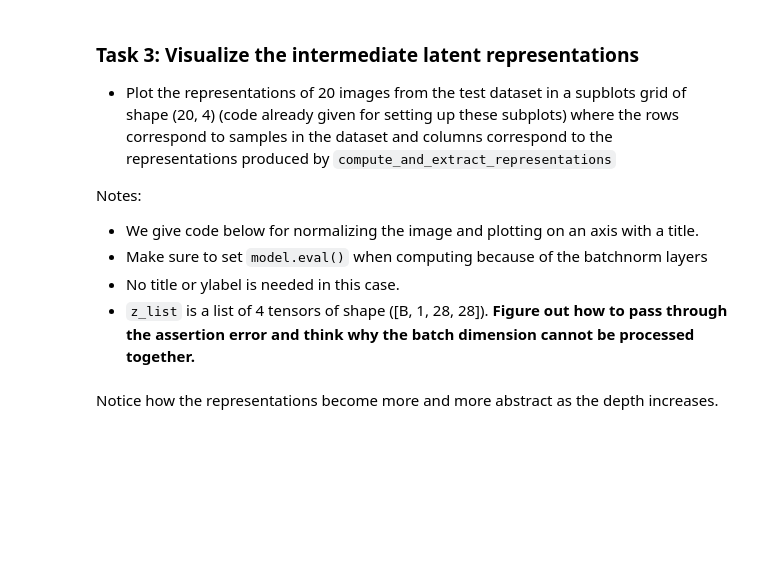
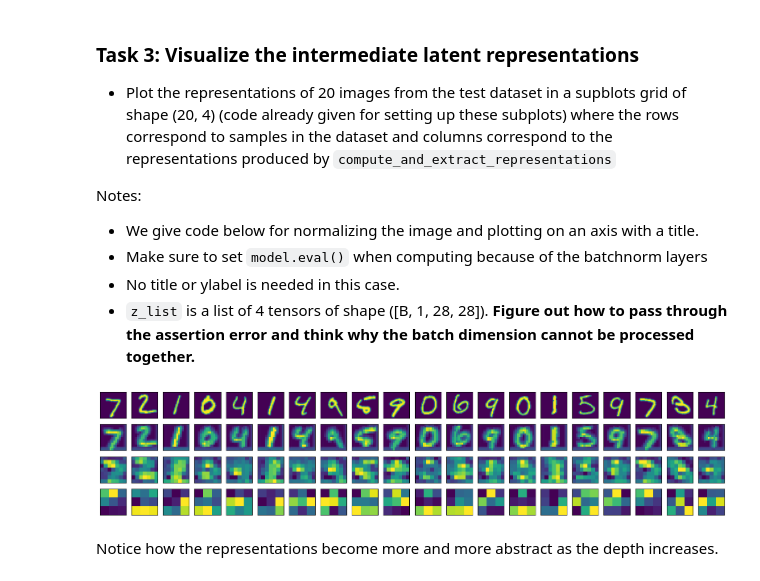
Before and after one commit to jung1230/Artificial_Intelligence, a Jupyter notebook: Assignment/Assignment_05/Assignment_05_Exercise.ipynb, the cells around one changed output. Cells and saved outputs as stored; diff of their text form; code cells hidden in the pictures; blank space fills up the shorter version.

```diff
--- a/Assignment/Assignment_05/Assignment_05_Exercise.ipynb
+++ b/Assignment/Assignment_05/Assignment_05_Exercise.ipynb
@@ -285,22 +285,43 @@ Notes:
 # %%
 def plot_representation(z, ax):
   # Normalize image for visualization
   assert z.ndim == 3, 'Should be 3 dimensional tensor with C x H x W'
   z = (z - z.min())/(z.max() - z.min())
   if torch.is_tensor(z):  # Convert torch tensor to numpy if needed
     z = z.detach().cpu().numpy()
   ax.imshow(z.transpose((1,2,0)).squeeze(2))
   # Remove ticks and ticklabels to make plot clean
   ax.set_xticks([])
   ax.set_yticks([])
   ax.set_xticklabels([])
   ax.set_yticklabels([])
 
 n_show = 20
 fig, axes_mat = plt.subplots(4, n_show, figsize=[n_show, 4])
+
 # ----------- <Your code> ---------------
 
+# Make sure to set `model.eval()` when computing because of the batchnorm layers
+model.eval()
+
+# Select 20 images from the test set and put them in device
+sample_images, _ = next(iter(test_loader))
+sample_images = sample_images[:n_show].to(device)
+
+# Compute representations for these images
+_, z_list = model.compute_and_extract_representations(sample_images)
+
+# shape (20, 4)
+for i in range(n_show):
+    for j in range(4):
+        z = z_list[j][i]
+        plot_representation(z, axes_mat[j, i])
+
+fig.show()
+
 # ----------- <End your code> ---------------
+# %% [output]
+[figure, added]
 # %% [markdown]
 Notice how the representations become more and more abstract as the depth increases.
 # %% [markdown]
```
Also changed, not shown: parts of 5 cells of this notebook.
